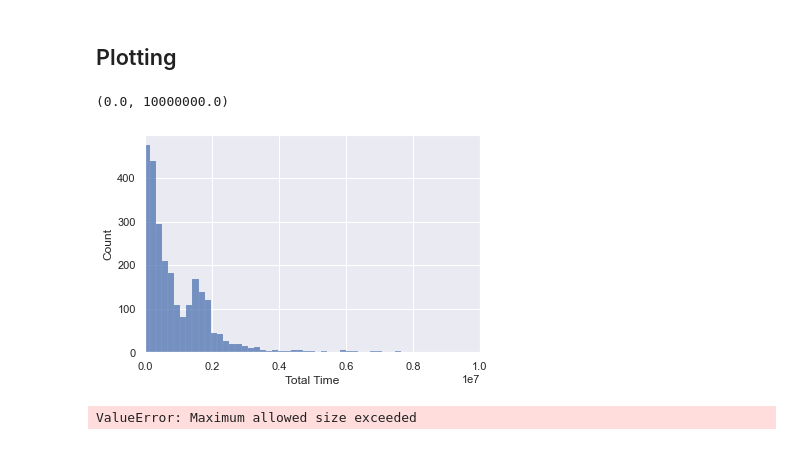
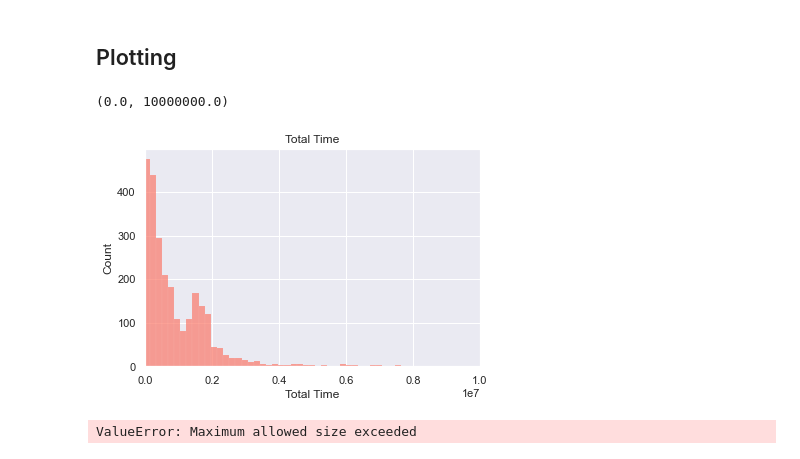
Before and after one commit to caroline-eggett/honda-interaction-analysis-hackathon, a Jupyter notebook: c_explore_summary.ipynb, the cells around one changed output. Cells and saved outputs as stored; diff of their text form; code cells hidden in the pictures.

```diff
--- a/c_explore_summary.ipynb
+++ b/c_explore_summary.ipynb
@@ -70,11 +70,14 @@ df_summary.head()
 # %% [markdown]
 ## Plotting
 # %%
-total_time = sns.histplot(x='Total Time', data=df_summary)
+total_time = sns.histplot(x='Total Time', data=df_summary, color = "salmon")
+total_time.set(title = "Total Time")
 total_time.set_xlim(0, 10000000)
+
+#what is time measured in? find in 99 labs, possibly milliseconds
 # %% [output]
 (0.0, 10000000.0)
-[figure, old version]
+[figure, new version]
 # %%
 # need help
 # total_latitude = sns.histplot(x='Longitude Change', data=df_summary)
```
Also changed, not shown: parts of 2 cells of this notebook.
